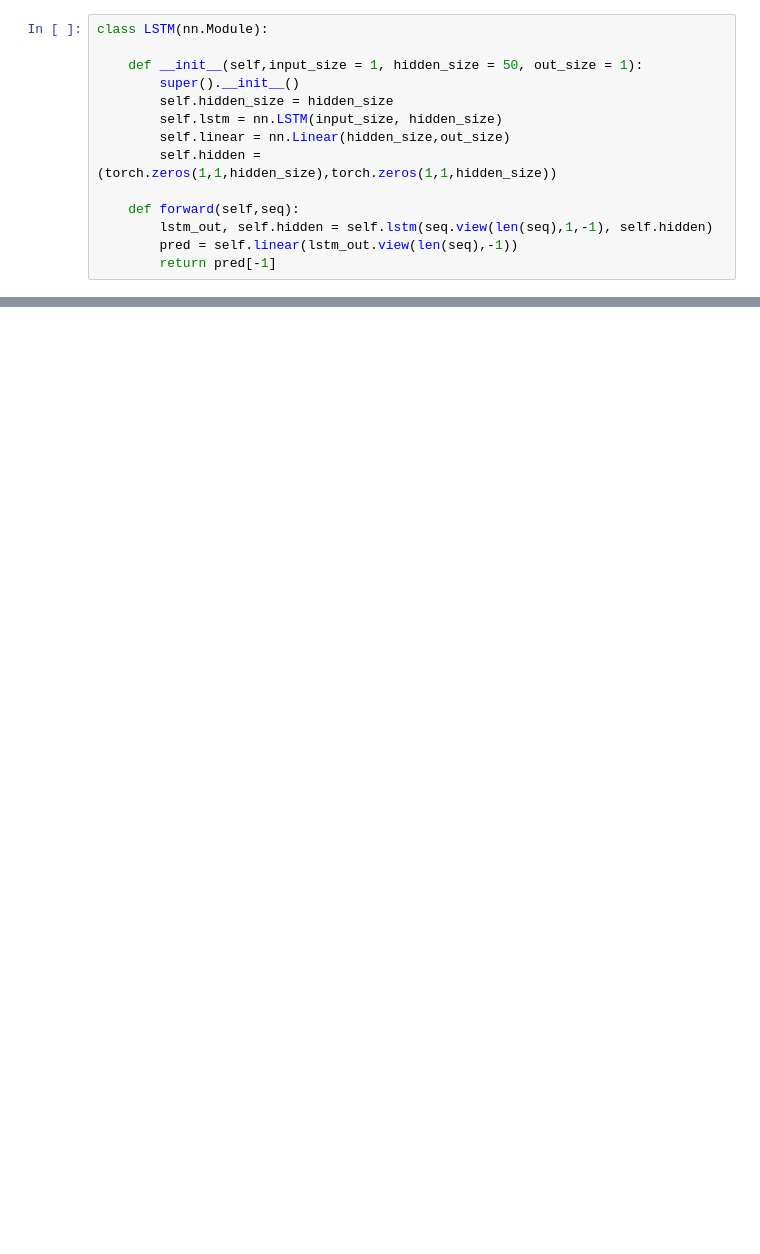
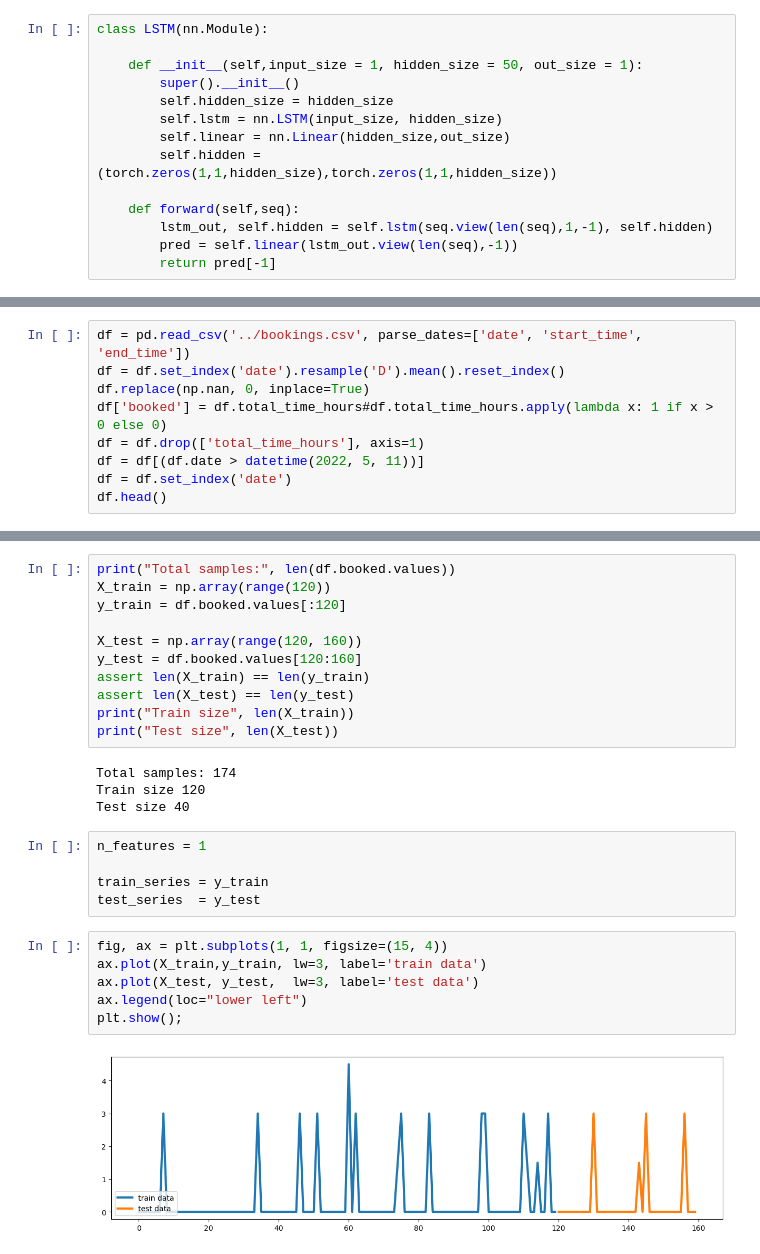
Before and after one commit to Fiskehandleren/LaundryAnalytics, a Jupyter notebook: Experiments/LSTM.ipynb, the cells around one changed output, grey strips where cells are left out. Drawn from its saved outputs; the diff is of its cells as text; blank space fills up the shorter version.

```diff
--- a/Experiments/LSTM.ipynb
+++ b/Experiments/LSTM.ipynb
@@ -142,0 +163,9 @@ df[df.booked.isna()]
+# %%
+df = pd.read_csv('../bookings.csv', parse_dates=['date', 'start_time', 'end_time'])
+df = df.set_index('date').resample('D').mean().reset_index()
+df.replace(np.nan, 0, inplace=True)
+df['booked'] = df.total_time_hours#df.total_time_hours.apply(lambda x: 1 if x > 0 else 0)
+df = df.drop(['total_time_hours'], axis=1)
+df = df[(df.date > datetime(2022, 5, 11))]
+df = df.set_index('date')
+df.head()
@@ -142,0 +180,28 @@ df[df.booked.isna()]
+# %%
+print("Total samples:", len(df.booked.values))
+X_train = np.array(range(120))
+y_train = df.booked.values[:120]
+
+X_test = np.array(range(120, 160))
+y_test = df.booked.values[120:160]
+assert len(X_train) == len(y_train)
+assert len(X_test) == len(y_test)
+print("Train size", len(X_train))
+print("Test size", len(X_test))
+# %% [output]
+Total samples: 174
+Train size 120
+Test size 40
+# %%
+n_features = 1
+
+train_series = y_train
+test_series  = y_test
+# %%
+fig, ax = plt.subplots(1, 1, figsize=(15, 4))
+ax.plot(X_train,y_train, lw=3, label='train data')
+ax.plot(X_test, y_test,  lw=3, label='test data')
+ax.legend(loc="lower left")
+plt.show();
+# %% [output]
+[figure, added]
```
Also changed, not shown: parts of 21 cells of this notebook, 3 other files.
